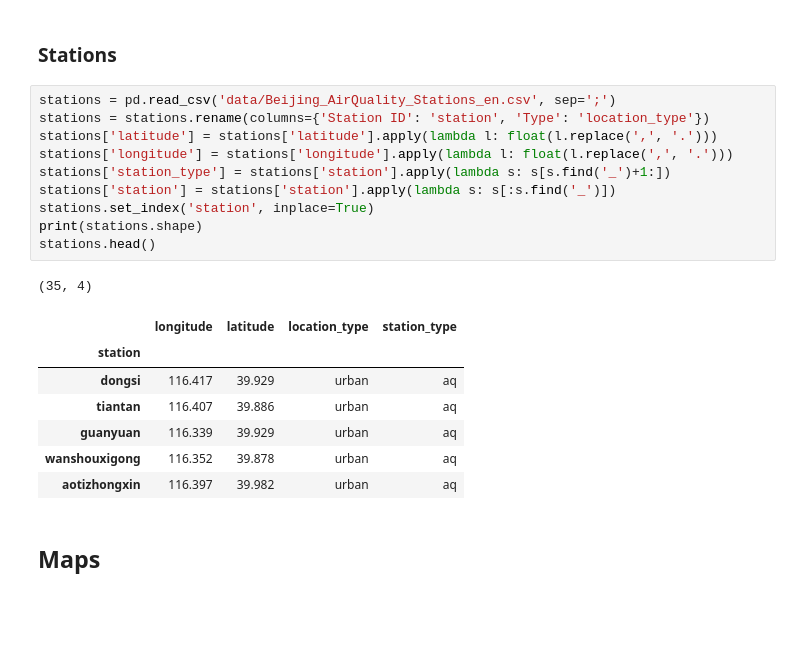
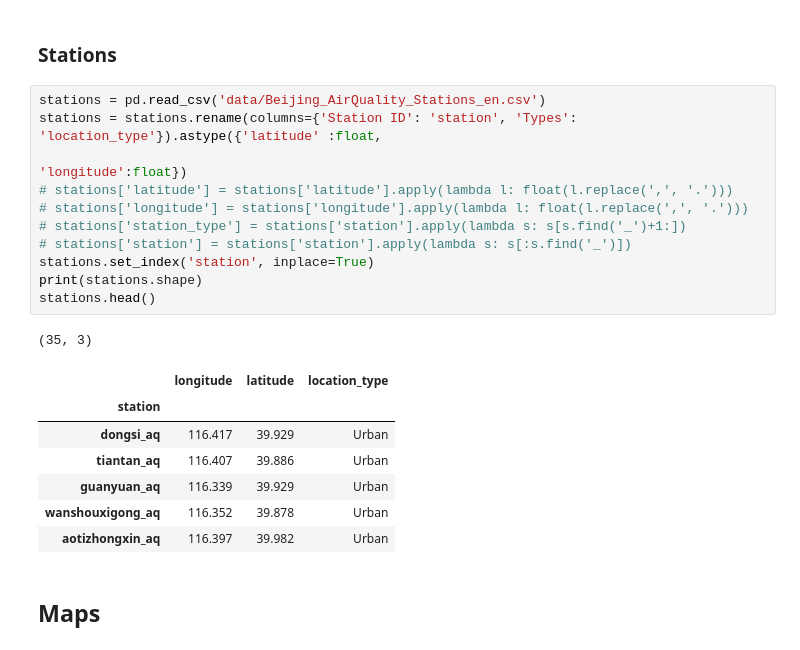
Before and after one commit to TheMoods/AirChina, a Jupyter notebook: Stations_Visualized.ipynb, the cells around one changed output. Saved outputs shown, nothing was run; the diff lists cells and outputs as text; blank space fills up the shorter version.

```diff
--- a/Stations_Visualized.ipynb
+++ b/Stations_Visualized.ipynb
@@ -53,24 +54,25 @@ weather.sample(3)
 # %% [markdown]
 ### Stations
 # %%
-stations = pd.read_csv('data/Beijing_AirQuality_Stations_en.csv', sep=';')
-stations = stations.rename(columns={'Station ID': 'station', 'Type': 'location_type'})
-stations['latitude'] = stations['latitude'].apply(lambda l: float(l.replace(',', '.')))
-stations['longitude'] = stations['longitude'].apply(lambda l: float(l.replace(',', '.')))
-stations['station_type'] = stations['station'].apply(lambda s: s[s.find('_')+1:])
-stations['station'] = stations['station'].apply(lambda s: s[:s.find('_')])
+stations = pd.read_csv('data/Beijing_AirQuality_Stations_en.csv')
+stations = stations.rename(columns={'Station ID': 'station', 'Types': 'location_type'}).astype({'latitude' :float,
+                                                                                               'longitude':float})
+# stations['latitude'] = stations['latitude'].apply(lambda l: float(l.replace(',', '.')))
+# stations['longitude'] = stations['longitude'].apply(lambda l: float(l.replace(',', '.')))
+# stations['station_type'] = stations['station'].apply(lambda s: s[s.find('_')+1:])
+# stations['station'] = stations['station'].apply(lambda s: s[:s.find('_')])
 stations.set_index('station', inplace=True)
 print(stations.shape)
 stations.head()
 # %% [output]
-(35, 4)
+(35, 3)
-|  | longitude | latitude | location_type | station_type |
-| station |  |  |  |  |
-| dongsi | 116.417 | 39.929 | urban | aq |
-| tiantan | 116.407 | 39.886 | urban | aq |
-| guanyuan | 116.339 | 39.929 | urban | aq |
-| wanshouxigong | 116.352 | 39.878 | urban | aq |
-| aotizhongxin | 116.397 | 39.982 | urban | aq |
+|  | longitude | latitude | location_type |
+| station |  |  |  |
+| dongsi_aq | 116.417 | 39.929 | Urban |
+| tiantan_aq | 116.407 | 39.886 | Urban |
+| guanyuan_aq | 116.339 | 39.929 | Urban |
+| wanshouxigong_aq | 116.352 | 39.878 | Urban |
+| aotizhongxin_aq | 116.397 | 39.982 | Urban |
 # %% [markdown]
 ## Maps
 # %%
```
Also changed, not shown: parts of 14 cells of this notebook, 1 other file.
